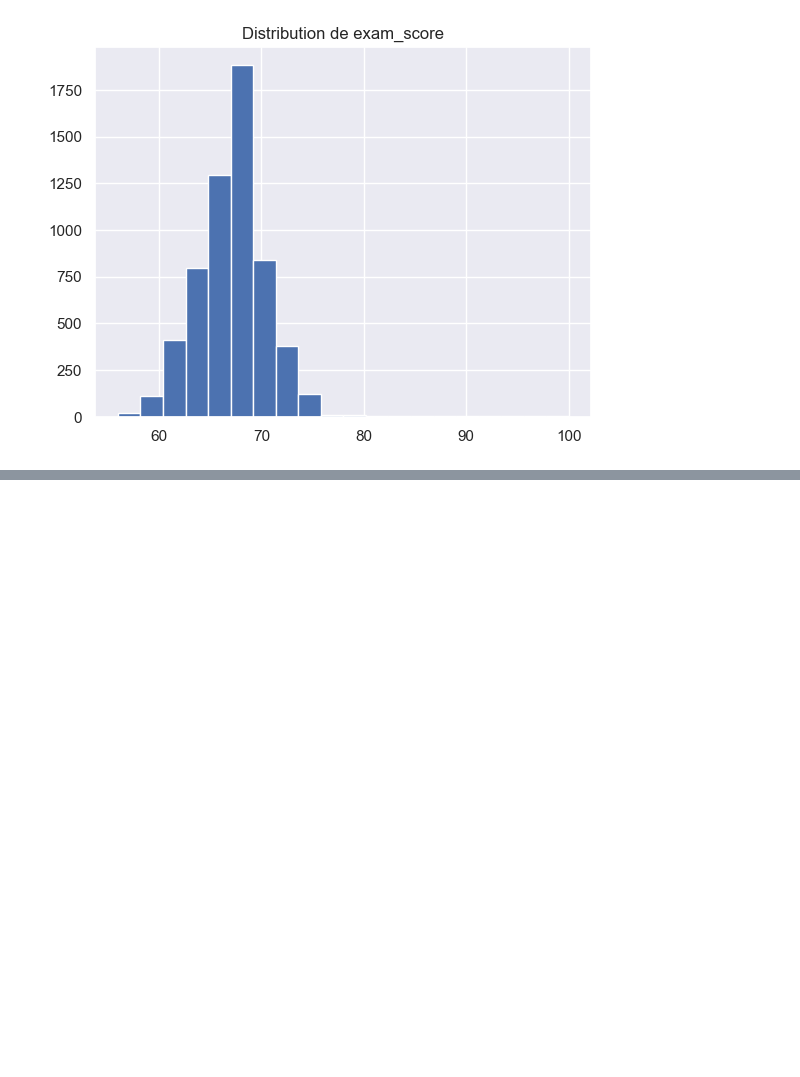
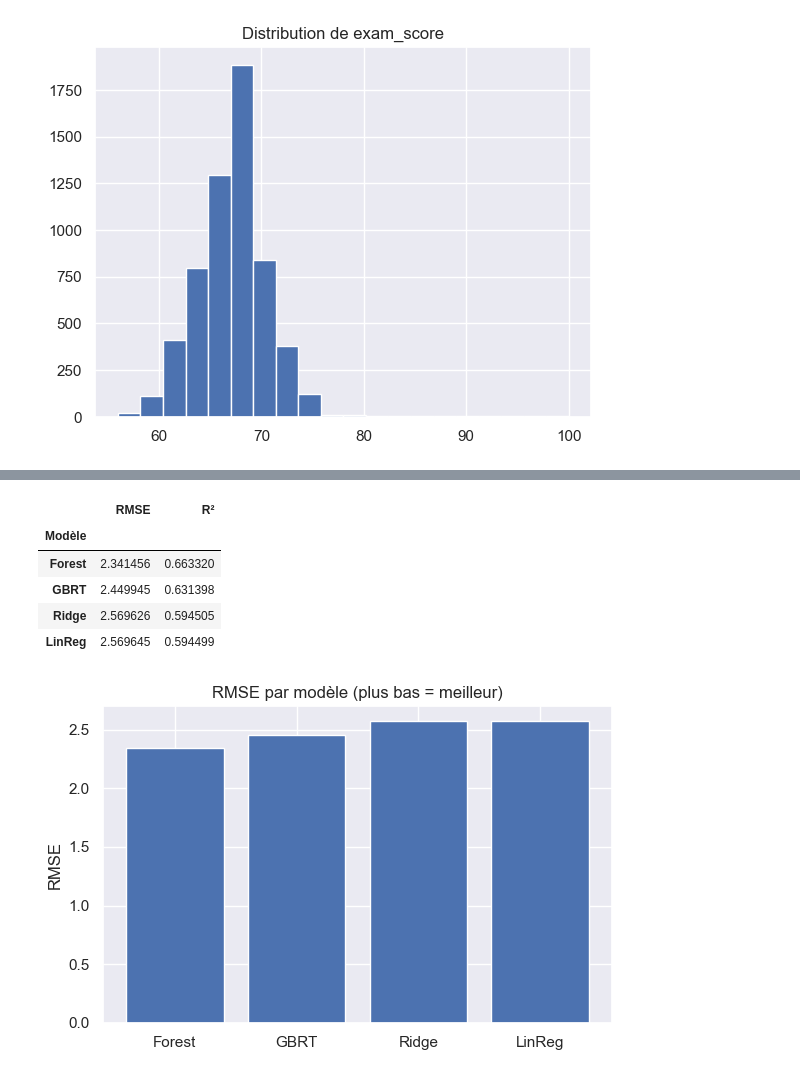
Before and after one commit to Carac92/esgi-spark-core-template, a Jupyter notebook: python-jupyter/main.ipynb, the cells around one changed output, grey strips where cells are left out. Drawn from its saved outputs; the diff is of its cells as text; code cells hidden in the pictures; blank space fills up the shorter version.

Commit message:
added prediction models

```diff
--- a/python-jupyter/main.ipynb
+++ b/python-jupyter/main.ipynb
@@ -286,0 +313,74 @@ df['label'] = (df['Exam_Score'] > seuil).astype(int)
+# %%
+from sklearn.model_selection import train_test_split
+from sklearn.compose import ColumnTransformer
+from sklearn.preprocessing import OneHotEncoder, StandardScaler
+from sklearn.pipeline import Pipeline
+from sklearn.metrics import mean_squared_error, r2_score
+from sklearn.linear_model import LinearRegression, Ridge
+from sklearn.ensemble import RandomForestRegressor, GradientBoostingRegressor
+
+TARGET = "Exam_Score"
+y = data[TARGET]
+X = data.drop(columns=[TARGET])
+
+num_cols = X.select_dtypes(include=["number"]).columns.tolist()
+cat_cols = X.select_dtypes(exclude=["number"]).columns.tolist()
+
+# ----------------------------------------------------------------
+# 3) Pré-traitement commun à tous les modèles --------------------
+preprocess = ColumnTransformer(
+    transformers=[
+        ("num", StandardScaler(), num_cols),
+        ("cat", OneHotEncoder(handle_unknown="ignore"), cat_cols),
+    ]
+)
+
+# ----------------------------------------------------------------
+# 4) Jeux d’entraînement / test ----------------------------------
+X_train, X_test, y_train, y_test = train_test_split(
+    X, y, test_size=0.2, random_state=42
+)
+
+# ----------------------------------------------------------------
+# 5) Définir les modèles -----------------------------------------
+models = {
+    "LinReg": LinearRegression(),                       # base line
+    "Ridge":  Ridge(alpha=1.0),
+    "Forest": RandomForestRegressor(
+        n_estimators=200, random_state=42, n_jobs=-1
+    ),
+    "GBRT":   GradientBoostingRegressor(random_state=42),
+}
+
+results = []
+
+# ----------------------------------------------------------------
+# 6) Entraîner / évaluer -----------------------------------------
+for name, model in models.items():
+    pipe = Pipeline(steps=[("prep", preprocess), ("mod", model)])
+    pipe.fit(X_train, y_train)
+    y_pred = pipe.predict(X_test)
+    mse  = mean_squared_error(y_test, y_pred)   # MSE classique
+    rmse = mse ** 0.5                           # racine ⇒ RMSE
+    r2   = r2_score(y_test, y_pred)
+    results.append({"Modèle": name, "RMSE": rmse, "R²": r2})
+
+results_df = pd.DataFrame(results).sort_values("RMSE")
+display(results_df.set_index("Modèle"))
+
+# ----------------------------------------------------------------
+# 7) Visualisation ------------------------------------------------
+plt.figure(figsize=(6, 4))
+plt.bar(results_df["Modèle"], results_df["RMSE"])
+plt.title("RMSE par modèle (plus bas = meilleur)")
+plt.ylabel("RMSE")
+plt.tight_layout()
+plt.show()
+# %% [output]
+|  | RMSE | R² |
+| Modèle |  |  |
+| Forest | 2.341456 | 0.663320 |
+| GBRT | 2.449945 | 0.631398 |
+| Ridge | 2.569626 | 0.594505 |
+| LinReg | 2.569645 | 0.594499 |
+[figure, added]
```
Also changed, not shown: parts of 2 cells of this notebook, 1 other file.
